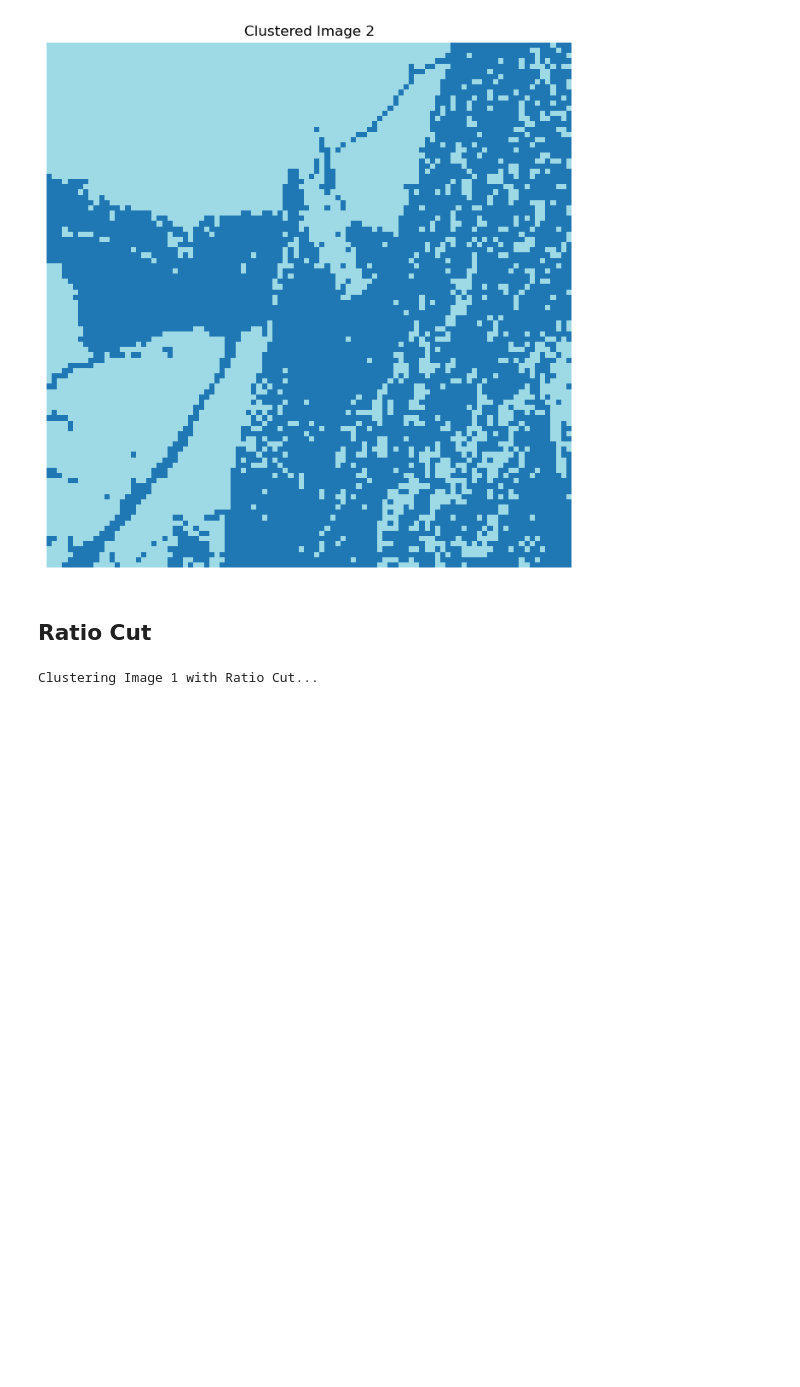
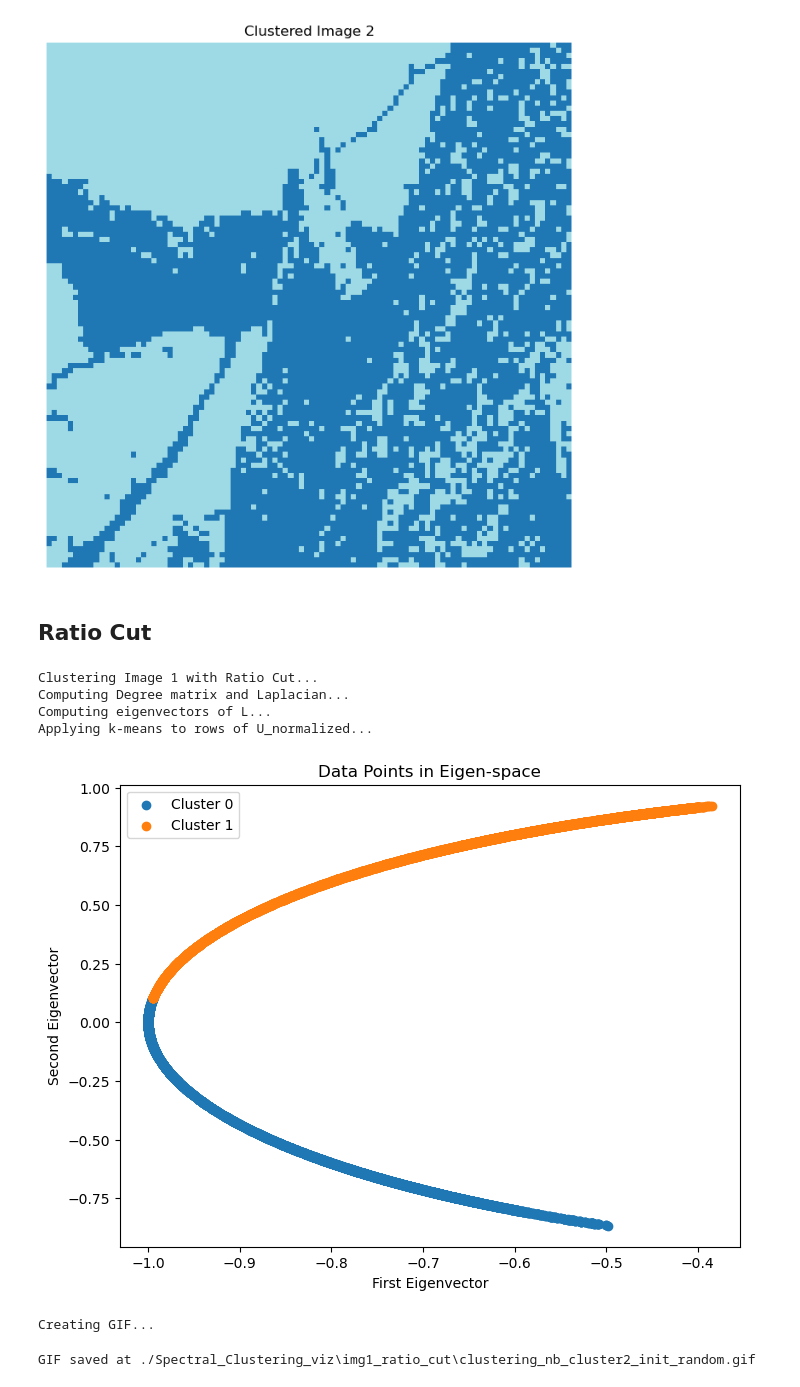
Before and after one commit to Jalalbaim/Kernel_KMeans_Spectral_Clustering, a Jupyter notebook: Spectral_Clust.ipynb, the cells around one changed output. Cells and saved outputs as stored; diff of their text form; code cells hidden in the pictures; blank space fills up the shorter version.

```diff
--- a/Spectral_Clust.ipynb
+++ b/Spectral_Clust.ipynb
@@ -177,16 +177,34 @@ def visualize_eigen_space(U, clusters, k, name):
     - k (int): Number of clusters.
     - name (str): Name for saving the plot.
     """
-    plt.figure(figsize=(8, 6))
-    for i in range(k):
-        cluster_data = U[clusters == i]
-        plt.scatter(cluster_data[:, 0], cluster_data[:, 1], label=f'Cluster {i}')
-    plt.title('Data Points in Eigen-space')
-    plt.xlabel('First Eigenvector')
-    plt.ylabel('Second Eigenvector')
-    plt.legend()
-    plt.savefig(os.path.join(output_path, name, f'eigen_space_{name}.png'))
-    plt.show()
+
+    if k <= 3:
+        if k ==2:
+            plt.figure(figsize=(8, 6))
+            for i in range(k):
+                cluster_data = U[clusters == i]
+                plt.scatter(cluster_data[:, 0], cluster_data[:, 1], label=f'Cluster {i}')
+            plt.title('Data Points in Eigen-space')
+            plt.xlabel('First Eigenvector')
+            plt.ylabel('Second Eigenvector')
+            plt.legend()
+            plt.savefig(os.path.join(output_path, name, f'eigen_space_{name}.png'))
+            plt.show()
+        if k ==3:
+            fig = plt.figure(figsize=(8, 6))
+            ax = fig.add_subplot(111, projection='3d')
+            for i in range(k):
+                cluster_data = U[clusters == i]
+                ax.scatter(cluster_data[:, 0], cluster_data[:, 1], cluster_data[:, 2], label=f'Cluster {i}')
+            ax.set_title('Data Points in Eigen-space')
+            ax.set_xlabel('First Eigenvector')
+            ax.set_ylabel('Second Eigenvector')
+            ax.set_zlabel('Third Eigenvector')
+            ax.legend()
+            plt.savefig(os.path.join(output_path, name, f'eigen_space_{name}.png'))
+            plt.show()
+    else:
+        print("Cannot visualize more than 3D.")
 # %%
 # Data: 2 images
 path_img1 = "../image1.png"
@@ -335,9 +353,15 @@ def ratio_cut(similarity_matrix, k, max_iter=100, tol=1e-6, init_method="random"
     return clusters
 # %%
 print("Clustering Image 1 with Ratio Cut...")
-clusters1_ratio = ratio_cut(similarity_matrix1, k=2, max_iter=100, tol=1e-6, init_method="random", output_dir=output_path, name=name1, img_shape=None)
+clusters1_ratio = ratio_cut(similarity_matrix1, k=2, max_iter=100, tol=1e-6, init_method="random", output_dir=output_path, name=name1, img_shape=img_shape)
 print('Creating GIF...')
 create_gif(name1 + '_ratio_cut', output_path, k=2, initialize="random", max_iter=100)
 visualize_clusters(img1, clusters1_ratio, title="Ratio Cut Clustered Image 1")
 # %% [output]
 Clustering Image 1 with Ratio Cut...
+Computing Degree matrix and Laplacian...
+Computing eigenvectors of L...
+Applying k-means to rows of U_normalized...
+[figure, added]
+Creating GIF...
+GIF saved at ./Spectral_Clustering_viz\img1_ratio_cut\clustering_nb_cluster2_init_random.gif
```
Also changed, not shown: parts of 2 cells of this notebook.
